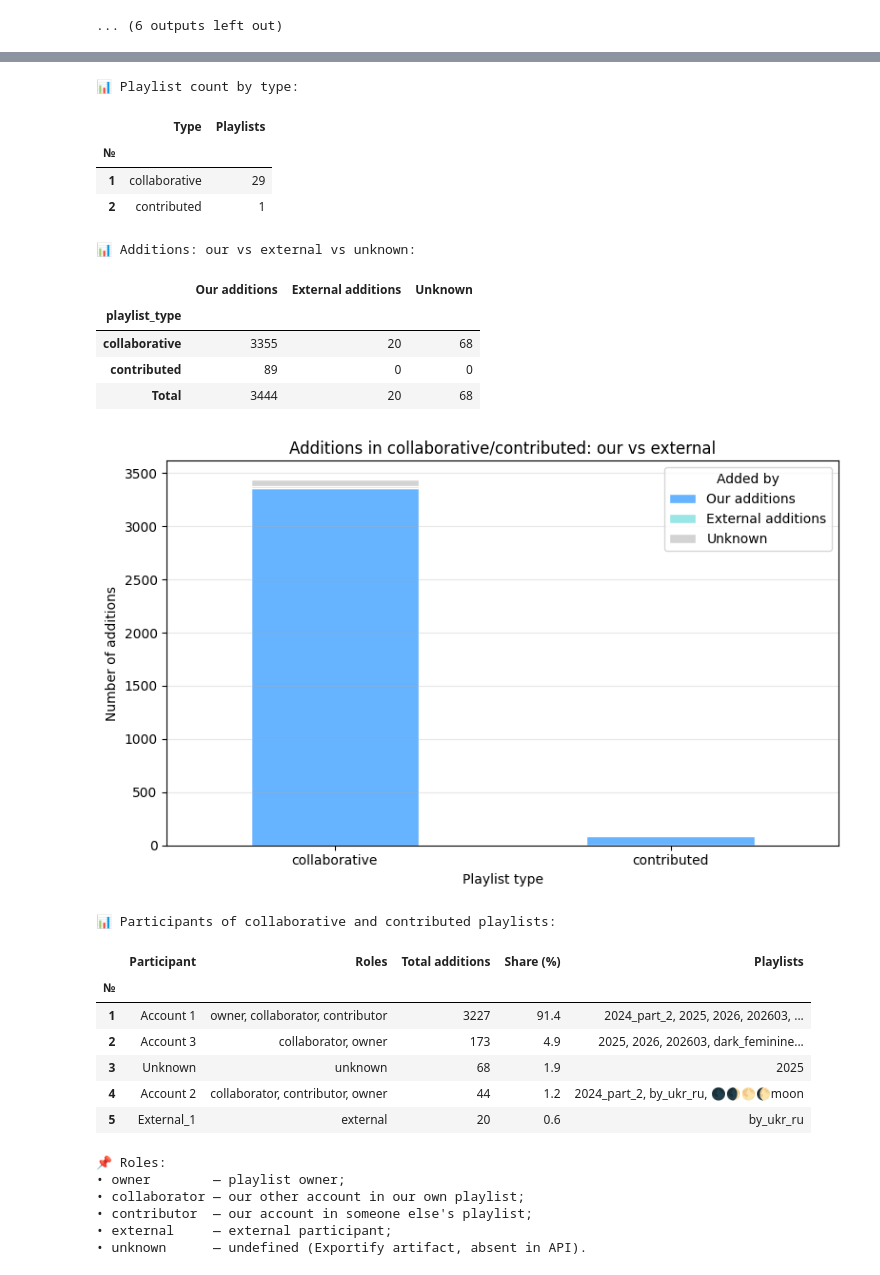
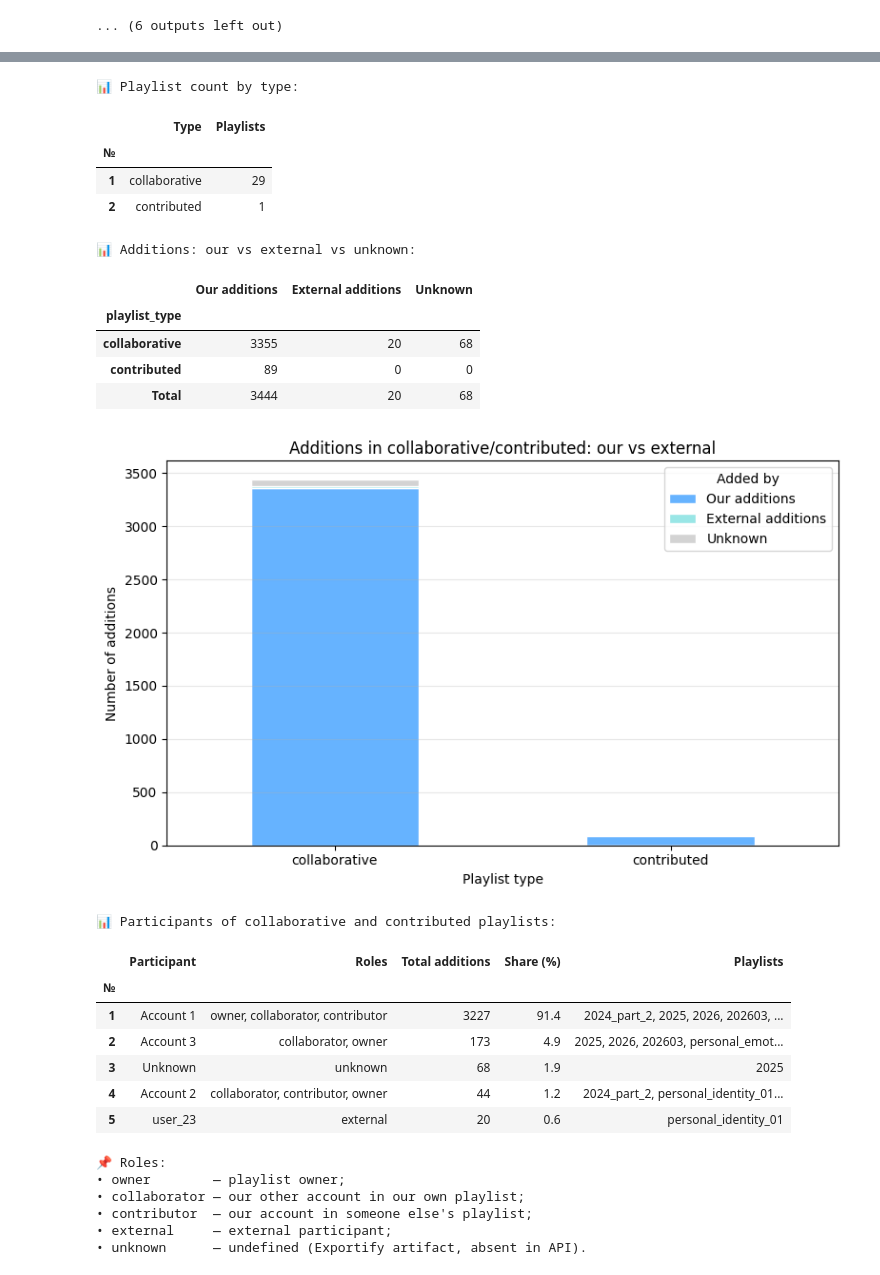
Before and after one commit to AlexSeliwanowa/spotify-listener-portrait, a Jupyter notebook: 01_data_analysis/04_eda_playlists.ipynb, the cells around one changed output, grey strips where cells are left out. Saved outputs shown, nothing was run; the diff lists cells and outputs as text; code cells hidden in the pictures.

```diff
--- a/01_data_analysis/04_eda_playlists.ipynb
+++ b/01_data_analysis/04_eda_playlists.ipynb
@@ -1027,15 +1307,15 @@ else:
 # 4.1 Collaborator Explorer: обзорная ячейка
 
 # Совместные (collaborative) и соавторские (contributed) плейлисты.
-# Задача — понять, кто их наполняет: наши аккаунты, внешние участники
-# или неопределённые (артефакт Exportify).
+# Кто их наполняет: наши аккаунты, внешние участники или unknown.
 #
-# Все ID и имена уже маскированы в блоке 0:
+# Данные уже маскированы в блоке 0:
 #   owner_id     → account_N
 #   display_name → Account N
-#   внешние Added By → user_NN
+#   Added By     → account_N или user_NN
+#   collaborators → account_N или user_NN
 
-# Пересобираем owner_map на основе маскированных данных
+# owner_map на основе маскированных данных
 owner_map = (
     playlists_metadata
     .drop_duplicates('name_norm')[['name_norm', 'owner_id']]
@@ -1116,14 +1396,7 @@ else:
     plt.show()
 
     # ========== 3. Таблица участников ==========
-    # Наши — display_name (уже маскированный в Account N).
-    # Внешние — External_N (счётчик по порядку появления).
-    # Неопределённые — Unknown.
-    added_by_to_name = {}
-    external_counter = 1
-
-    # Наши аккаунты — Account N, внешние — user_NN (уже маскированы),
-    # неопределённые — Unknown.
+    # Наши — Account N, внешние — user_NN (уже маскированы).
     added_by_to_name = {}
     for added_by in collab_contrib_links['Added By'].unique():
         if pd.isna(added_by) or added_by == 'unknown':
@@ -1131,8 +1404,7 @@ else:
         elif added_by in owner_name_map:
             name = owner_name_map[added_by]
         else:
-            # уже user_NN из маскированных данных
-            name = added_by
+            name = added_by  # уже user_NN
         added_by_to_name[added_by] = name
 
     collab_contrib_links['actor_name'] = collab_contrib_links['Added By'].map(added_by_to_name)
@@ -1182,37 +1454,37 @@ else:
     actor_summary_df.index = range(1, len(actor_summary_df) + 1)
     actor_summary_df.index.name = '№'
 
     print('\n📊 Participants of collaborative and contributed playlists:')
     show_table(actor_summary_df)
 
     # ========== 4. Легенда ролей ==========
     print('\n📌 Roles:')
     print('• owner        — playlist owner;')
     print('• collaborator — our other account in our own playlist;')
     print('• contributor  — our account in someone else\'s playlist;')
     print('• external     — external participant;')
     print('• unknown      — undefined (Exportify artifact, absent in API).')
 # %% [output]
 📊 Playlist count by type:
 |  | Type | Playlists |
 | № |  |  |
 | 1 | collaborative | 29 |
 | 2 | contributed | 1 |
 📊 Additions: our vs external vs unknown:
 |  | Our additions | External additions | Unknown |
 | playlist_type |  |  |  |
 | collaborative | 3355 | 20 | 68 |
 | contributed | 89 | 0 | 0 |
 | Total | 3444 | 20 | 68 |
 [figure]
 📊 Participants of collaborative and contributed playlists:
 |  | Participant | Roles | Total additions | Share (%) | Playlists |
 | № |  |  |  |  |  |
 | 1 | Account 1 | owner, collaborator, contributor | 3227 | 91.4 | 2024_part_2, 2025, 2026, 202603, ... |
-| 2 | Account 3 | collaborator, owner | 173 | 4.9 | 2025, 2026, 202603, dark_feminine... |
+| 2 | Account 3 | collaborator, owner | 173 | 4.9 | 2025, 2026, 202603, personal_emot... |
 | 3 | Unknown | unknown | 68 | 1.9 | 2025 |
-| 4 | Account 2 | collaborator, contributor, owner | 44 | 1.2 | 2024_part_2, by_ukr_ru, 🌑🌒🌕🌔moon |
-| 5 | External_1 | external | 20 | 0.6 | by_ukr_ru |
+| 4 | Account 2 | collaborator, contributor, owner | 44 | 1.2 | 2024_part_2, personal_identity_01... |
+| 5 | user_23 | external | 20 | 0.6 | personal_identity_01 |
 📌 Roles:
 • owner        — playlist owner;
 • collaborator — our other account in our own playlist;
```
Also changed, not shown: parts of 101 cells of this notebook.
